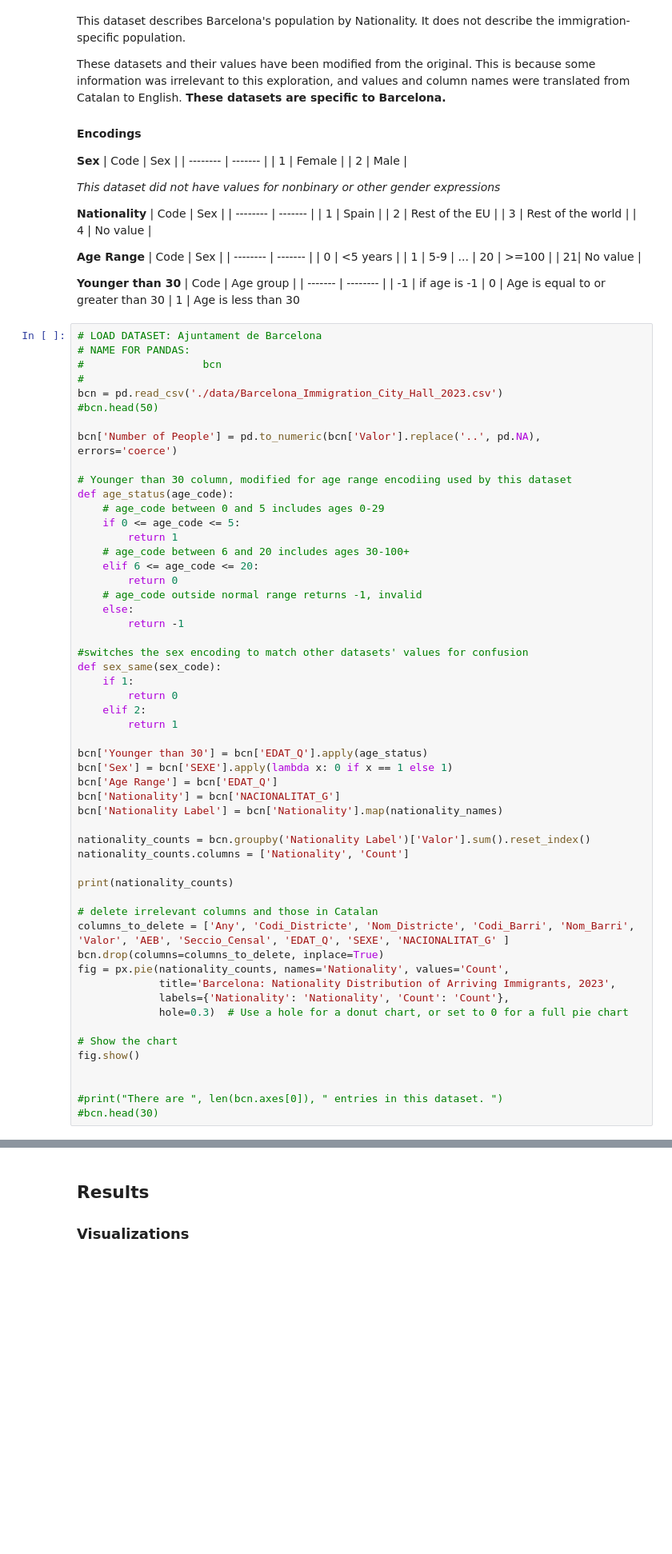
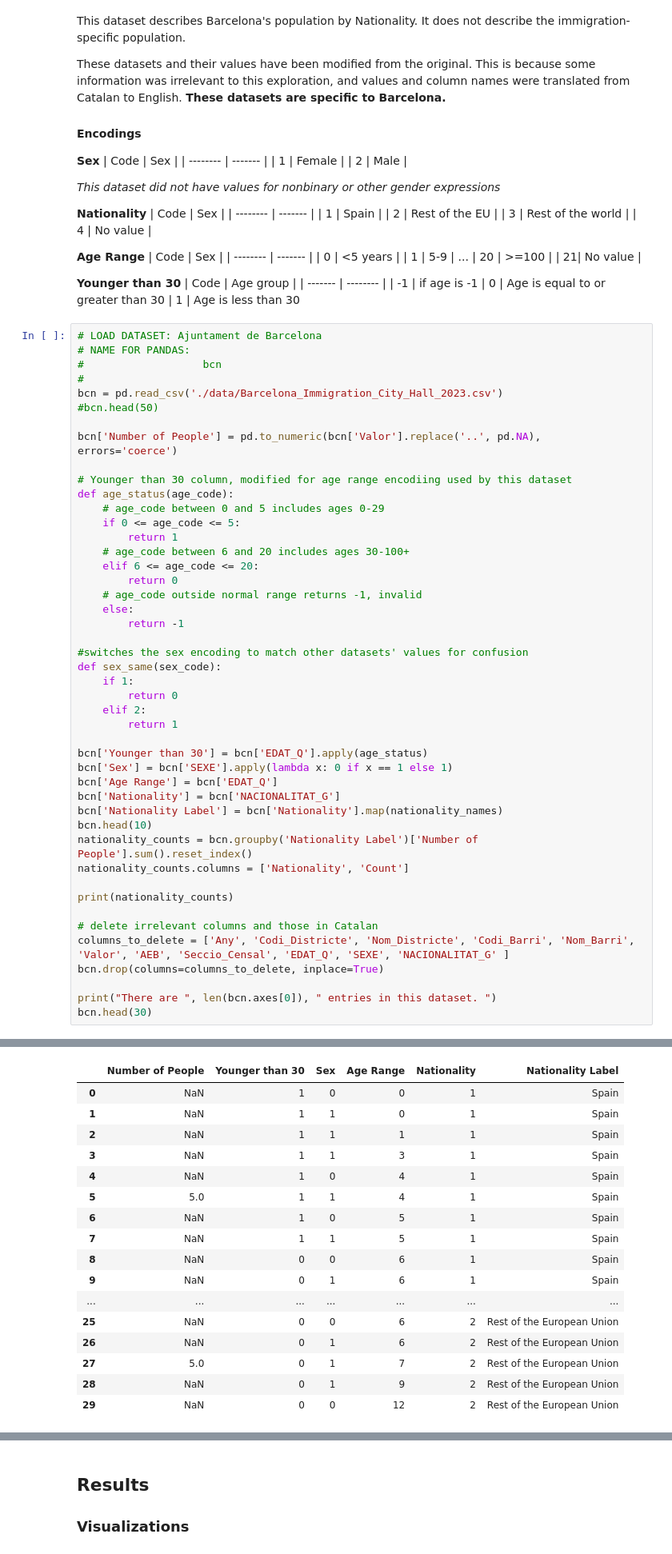
Before and after one commit to georgiatrent/Immigration-spain-dh140, a Jupyter notebook: Notebook.ipynb, the cells around one changed output, grey strips where cells are left out. Shown at 80% size. Drawn from its saved outputs; the diff is of its cells as text; blank space fills up the shorter version.

```diff
--- a/Notebook.ipynb
+++ b/Notebook.ipynb
@@ -318,8 +327,8 @@ bcn['Sex'] = bcn['SEXE'].apply(lambda x: 0 if x == 1 else 1)
 bcn['Age Range'] = bcn['EDAT_Q']
 bcn['Nationality'] = bcn['NACIONALITAT_G']
 bcn['Nationality Label'] = bcn['Nationality'].map(nationality_names)
-
-nationality_counts = bcn.groupby('Nationality Label')['Valor'].sum().reset_index()
+bcn.head(10)
+nationality_counts = bcn.groupby('Nationality Label')['Number of People'].sum().reset_index()
 nationality_counts.columns = ['Nationality', 'Count']
 
 print(nationality_counts)
@@ -327,15 +336,7 @@ print(nationality_counts)
 # delete irrelevant columns and those in Catalan
 columns_to_delete = ['Any', 'Codi_Districte', 'Nom_Districte', 'Codi_Barri', 'Nom_Barri', 'Valor', 'AEB', 'Seccio_Censal', 'EDAT_Q', 'SEXE', 'NACIONALITAT_G' ]
 bcn.drop(columns=columns_to_delete, inplace=True)
-fig = px.pie(nationality_counts, names='Nationality', values='Count',
-             title='Barcelona: Nationality Distribution of Arriving Immigrants, 2023',
-             labels={'Nationality': 'Nationality', 'Count': 'Count'},
-             hole=0.3)  # Use a hole for a donut chart, or set to 0 for a full pie chart
 
-# Show the chart
-fig.show()
-
-
-#print("There are ", len(bcn.axes[0]), " entries in this dataset. ")
-#bcn.head(30)
+print("There are ", len(bcn.axes[0]), " entries in this dataset. ")
+bcn.head(30)
 # %% [output]
@@ -354,3 +349,20 @@ fig.show()
+|  | Number of People | Younger than 30 | Sex | Age Range | Nationality | Nationality Label |
+| 0 | NaN | 1 | 0 | 0 | 1 | Spain |
+| 1 | NaN | 1 | 1 | 0 | 1 | Spain |
+| 2 | NaN | 1 | 1 | 1 | 1 | Spain |
+| 3 | NaN | 1 | 1 | 3 | 1 | Spain |
+| 4 | NaN | 1 | 0 | 4 | 1 | Spain |
+| 5 | 5.0 | 1 | 1 | 4 | 1 | Spain |
+| 6 | NaN | 1 | 0 | 5 | 1 | Spain |
+| 7 | NaN | 1 | 1 | 5 | 1 | Spain |
+| 8 | NaN | 0 | 0 | 6 | 1 | Spain |
+| 9 | NaN | 0 | 1 | 6 | 1 | Spain |
+| ... | ... | ... | ... | ... | ... | ... |
+| 25 | NaN | 0 | 0 | 6 | 2 | Rest of the European Union |
+| 26 | NaN | 0 | 1 | 6 | 2 | Rest of the European Union |
+| 27 | 5.0 | 0 | 1 | 7 | 2 | Rest of the European Union |
+| 28 | NaN | 0 | 1 | 9 | 2 | Rest of the European Union |
+| 29 | NaN | 0 | 0 | 12 | 2 | Rest of the European Union |
 # %% [markdown]
 
 ### [Instituto Nacional de Estadística (National Statistics Institute): Living Conditions Survey (LCS), 2023, At Risk of Poverty of Social Exclusion (AROPE) by nationality]((https://ine.es/dyngs/INEbase/es/operacion.htm?c=Estadistica_C&cid=1254736176807&menu=ultiDatos&idp=1254735976608)
```
Also changed, not shown: parts of 11 cells of this notebook, 2 other files.
